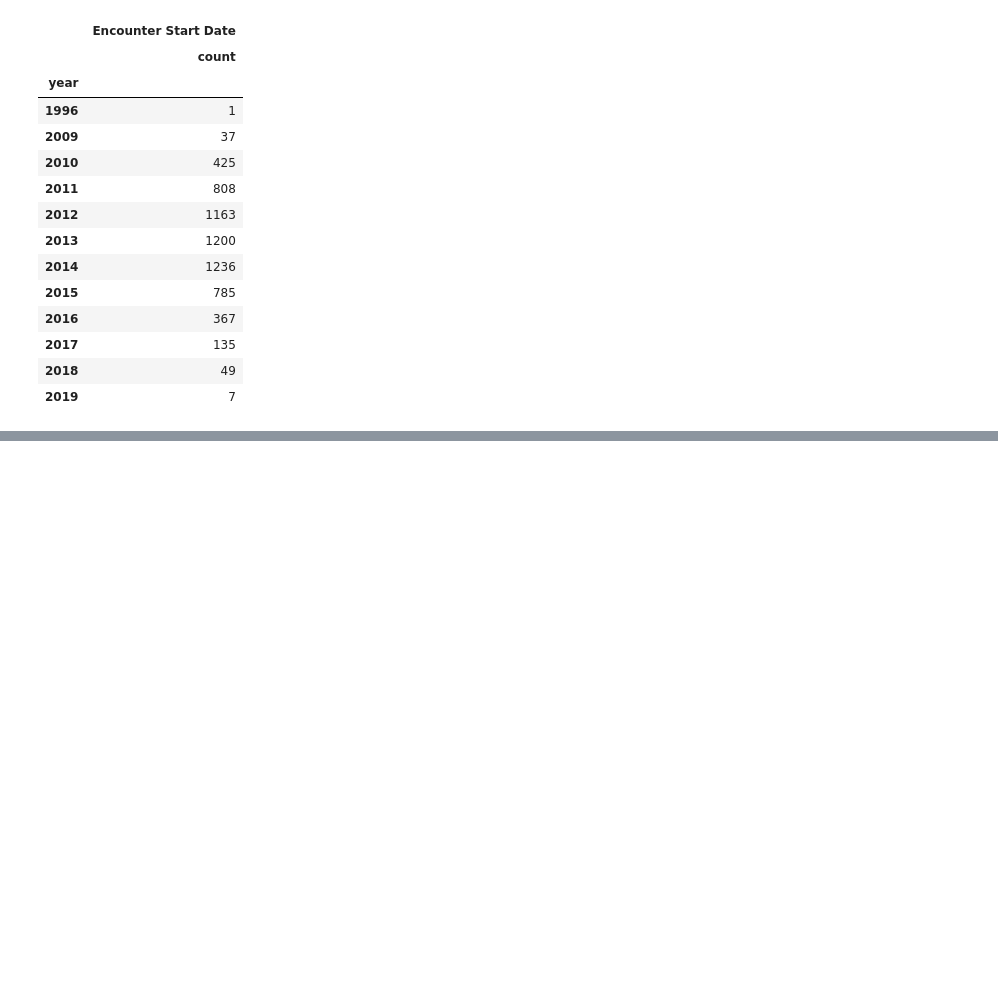
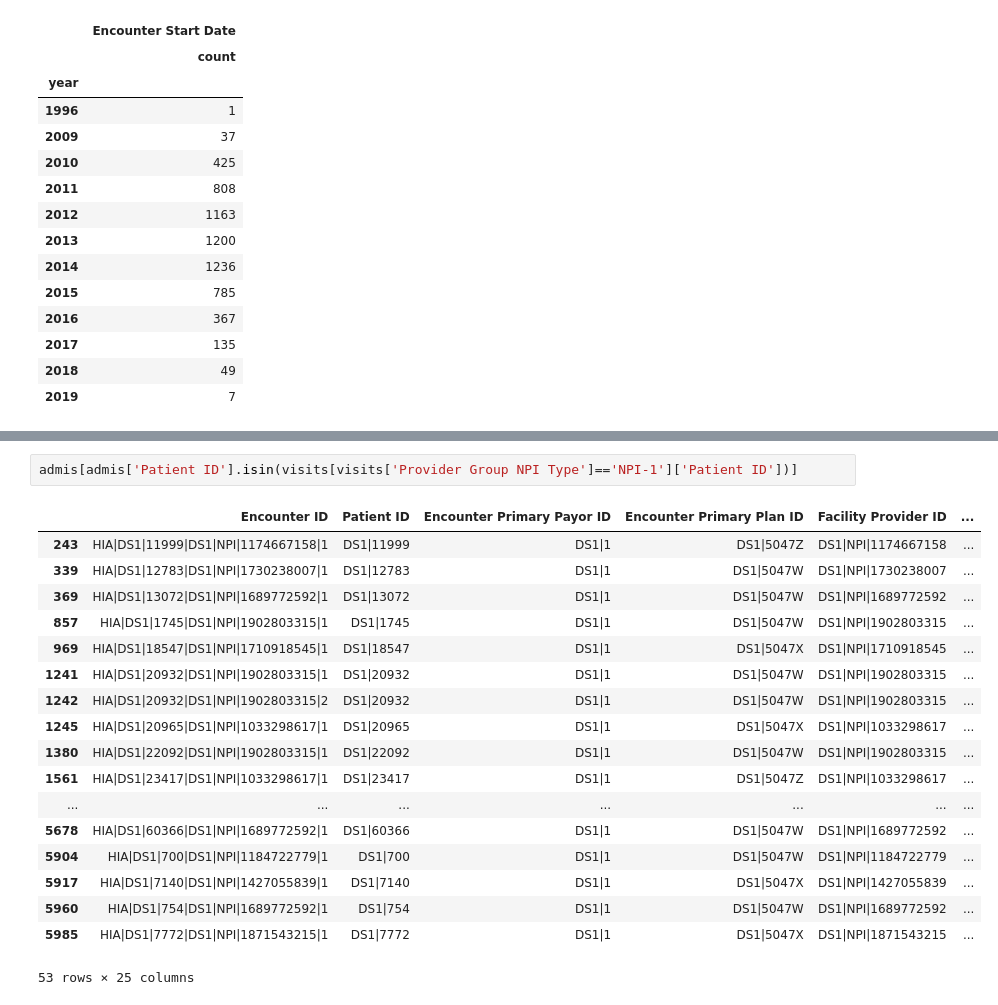
Before and after one commit to pfbabb/hostpital_readmission_analysis-jets, a Jupyter notebook: notebooks/EDA_babb.ipynb, the cells around one changed output, grey strips where cells are left out. Saved outputs shown, nothing was run; the diff lists cells and outputs as text; blank space fills up the shorter version.

```diff
--- a/notebooks/EDA_babb.ipynb
+++ b/notebooks/EDA_babb.ipynb
@@ -296,0 +361,21 @@ admis[admis[['Patient ID','Encounter End Date','Encounter Start Date' ]].duplica
+# %%
+admis[admis['Patient ID'].isin(visits[visits['Provider Group NPI Type']=='NPI-1']['Patient ID'])]
+# %% [output]
+|  | Encounter ID | Patient ID | Encounter Primary Payor ID | Encounter Primary Plan ID | Facility Provider ID | ... |
+| 243 | HIA|DS1|11999|DS1|NPI|1174667158|1 | DS1|11999 | DS1|1 | DS1|5047Z | DS1|NPI|1174667158 | ... |
+| 339 | HIA|DS1|12783|DS1|NPI|1730238007|1 | DS1|12783 | DS1|1 | DS1|5047W | DS1|NPI|1730238007 | ... |
+| 369 | HIA|DS1|13072|DS1|NPI|1689772592|1 | DS1|13072 | DS1|1 | DS1|5047W | DS1|NPI|1689772592 | ... |
+| 857 | HIA|DS1|1745|DS1|NPI|1902803315|1 | DS1|1745 | DS1|1 | DS1|5047W | DS1|NPI|1902803315 | ... |
+| 969 | HIA|DS1|18547|DS1|NPI|1710918545|1 | DS1|18547 | DS1|1 | DS1|5047X | DS1|NPI|1710918545 | ... |
+| 1241 | HIA|DS1|20932|DS1|NPI|1902803315|1 | DS1|20932 | DS1|1 | DS1|5047W | DS1|NPI|1902803315 | ... |
+| 1242 | HIA|DS1|20932|DS1|NPI|1902803315|2 | DS1|20932 | DS1|1 | DS1|5047W | DS1|NPI|1902803315 | ... |
+| 1245 | HIA|DS1|20965|DS1|NPI|1033298617|1 | DS1|20965 | DS1|1 | DS1|5047X | DS1|NPI|1033298617 | ... |
+| 1380 | HIA|DS1|22092|DS1|NPI|1902803315|1 | DS1|22092 | DS1|1 | DS1|5047W | DS1|NPI|1902803315 | ... |
+| 1561 | HIA|DS1|23417|DS1|NPI|1033298617|1 | DS1|23417 | DS1|1 | DS1|5047Z | DS1|NPI|1033298617 | ... |
+| ... | ... | ... | ... | ... | ... | ... |
+| 5678 | HIA|DS1|60366|DS1|NPI|1689772592|1 | DS1|60366 | DS1|1 | DS1|5047W | DS1|NPI|1689772592 | ... |
+| 5904 | HIA|DS1|700|DS1|NPI|1184722779|1 | DS1|700 | DS1|1 | DS1|5047W | DS1|NPI|1184722779 | ... |
+| 5917 | HIA|DS1|7140|DS1|NPI|1427055839|1 | DS1|7140 | DS1|1 | DS1|5047X | DS1|NPI|1427055839 | ... |
+| 5960 | HIA|DS1|754|DS1|NPI|1689772592|1 | DS1|754 | DS1|1 | DS1|5047W | DS1|NPI|1689772592 | ... |
+| 5985 | HIA|DS1|7772|DS1|NPI|1871543215|1 | DS1|7772 | DS1|1 | DS1|5047X | DS1|NPI|1871543215 | ... |
+53 rows × 25 columns
```
Also changed, not shown: parts of 25 cells of this notebook, 4 other files.
